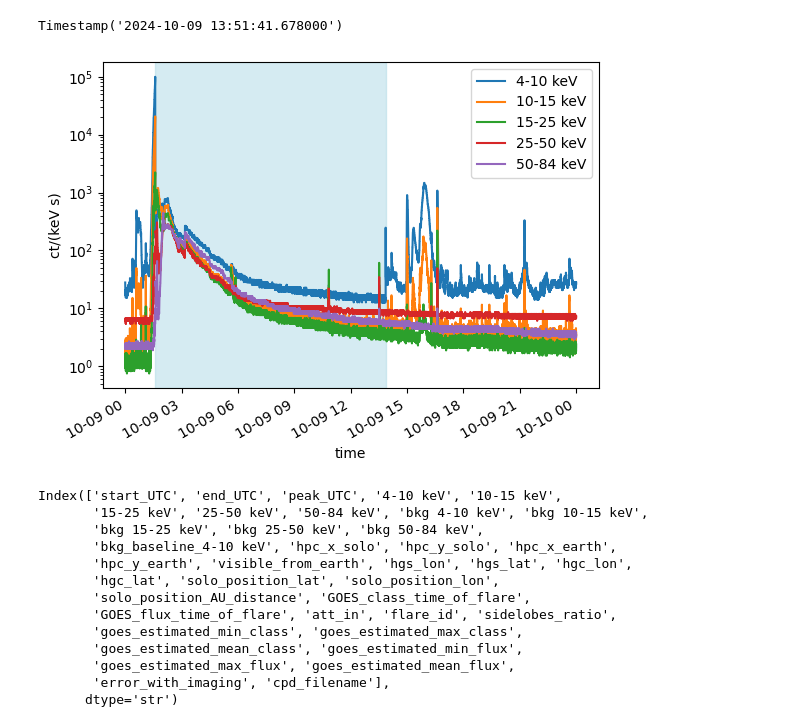
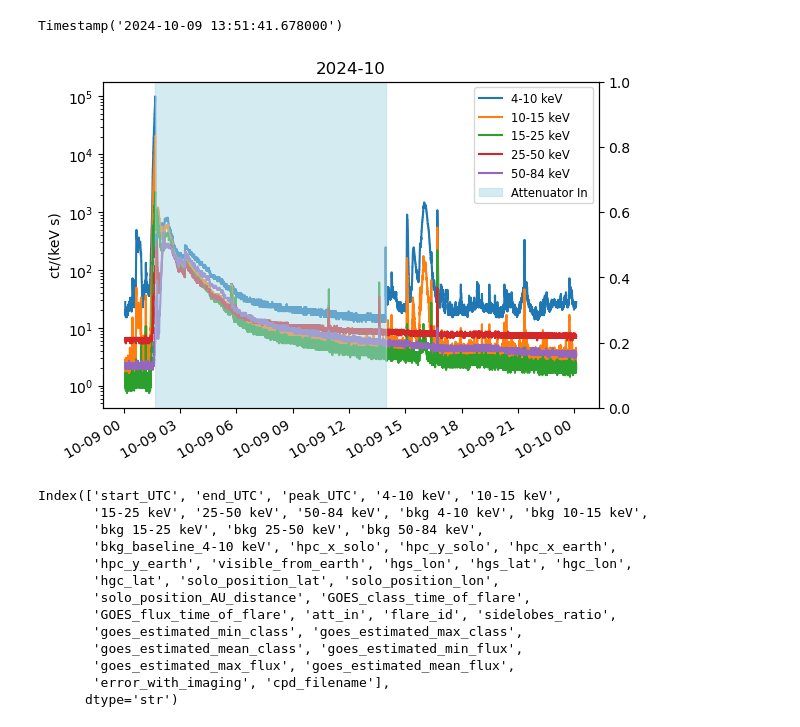
Before and after one commit to dearbhailom/solar-orbiter-flare-statistics, a Jupyter notebook: notebooks/Plot flare function.ipynb, the cells around one changed output. Cells and saved outputs as stored; diff of their text form; code cells hidden in the pictures.

```diff
--- a/notebooks/Plot flare function.ipynb
+++ b/notebooks/Plot flare function.ipynb
@@ -294,21 +297,24 @@ small_stix_df.index[ends[0]]
 # %% [output]
 Timestamp('2024-10-09 13:51:41.678000')
 # %%
-fig, ax = plt.subplots()
-ax.set_yscale('log')
-ax.set_ylabel('ct/(keV s)')
-small_stix_df.plot(ax=ax, y='4-10 keV')
-small_stix_df.plot(ax=ax, y='10-15 keV')
-small_stix_df.plot(ax=ax, y='15-25 keV')
-small_stix_df.plot(ax=ax, y='25-50 keV')
-small_stix_df.plot(ax=ax, y='50-84 keV')
+# fig, ax = plt.subplots()
+# ax.set_yscale('log')
+# ax.set_ylabel('ct/(keV s)')
+# small_stix_df.plot(ax=ax, y='4-10 keV')
+# small_stix_df.plot(ax=ax, y='10-15 keV')
+# small_stix_df.plot(ax=ax, y='15-25 keV')
+# small_stix_df.plot(ax=ax, y='25-50 keV')
+# small_stix_df.plot(ax=ax, y='50-84 keV')
 
-for pair in start_end:
-    plt.axvspan(small_stix_df.index[pair[0]], small_stix_df.index[pair[1]], color='lightblue', alpha=0.5)
+# for pair in start_end:
+#     plt.axvspan(small_stix_df.index[pair[0]], small_stix_df.index[pair[1]], color='lightblue', alpha=0.5)
+
+plot_flare('2024-10-09T00:00:0', '2024-10-10T00:00:0', goes=False)
 
 #attenuator on continuously from 1:35 to 13:51 after largest flare?
+plt.savefig("C:/Users/derva/OneDrive/Documents/DIAS/solar-orbiter-flare-statistics/figures/plot_flare_function_long_attenuator.png")
 # %% [output]
-[figure, old version]
+[figure, new version]
 # %%
 flares.columns
 # %% [output]
```
Also changed, not shown: parts of 8 cells of this notebook, 22 other files.
